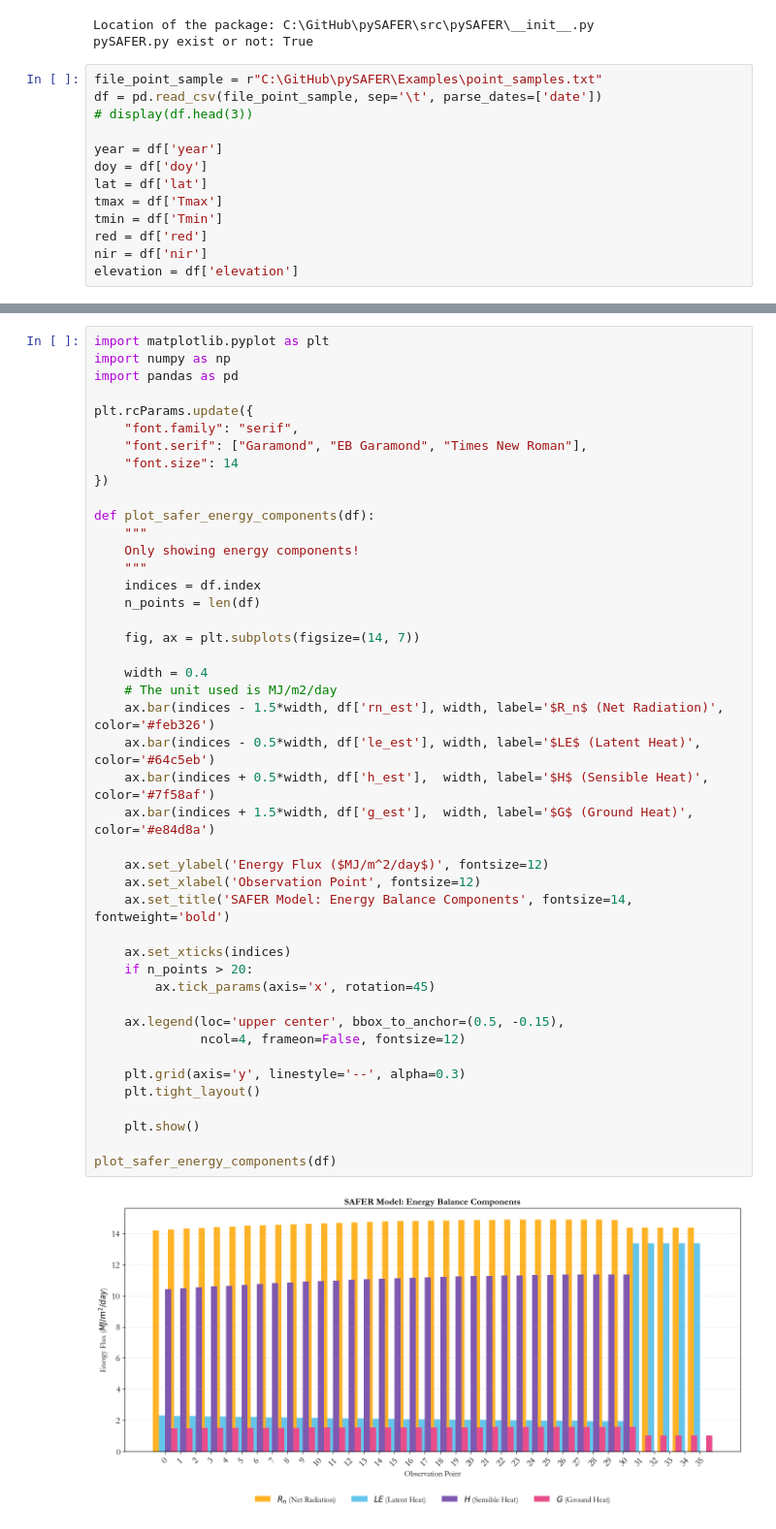
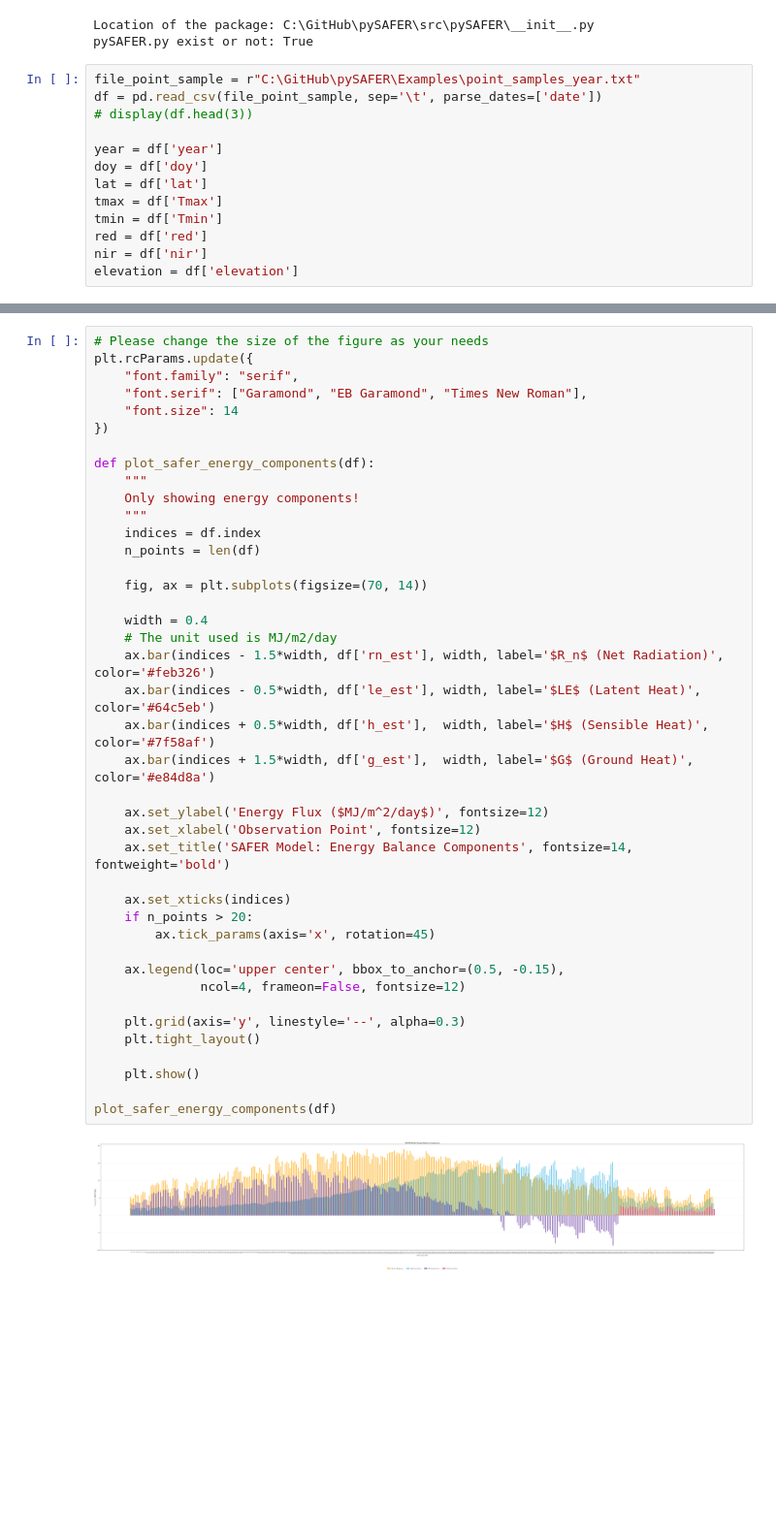
Before and after one commit to RuiGao9/pySAFER, a Jupyter notebook: pySAFER_Run.ipynb, the cells around one changed output, grey strips where cells are left out. Shown at 97% size. Cells and saved outputs as stored; diff of their text form; blank space fills up the shorter version.

Commit message:
running for a year data

```diff
--- a/pySAFER_Run.ipynb
+++ b/pySAFER_Run.ipynb
@@ -13,7 +13,7 @@ print(f"pySAFER.py exist or not: {os.path.exists(os.path.join(os.path.dirname(py
 Location of the package: C:\GitHub\pySAFER\src\pySAFER\__init__.py
 pySAFER.py exist or not: True
 # %%
-file_point_sample = r"C:\GitHub\pySAFER\Examples\point_samples.txt"
+file_point_sample = r"C:\GitHub\pySAFER\Examples\point_samples_year.txt"
 df = pd.read_csv(file_point_sample, sep='\t', parse_dates=['date'])
 # display(df.head(3))
 
@@ -84,8 +80,5 @@ display(df.head(3))
 # %%
-import matplotlib.pyplot as plt
-import numpy as np
-import pandas as pd
-
+# Please change the size of the figure as your needs
 plt.rcParams.update({
     "font.family": "serif",
     "font.serif": ["Garamond", "EB Garamond", "Times New Roman"],
@@ -98,32 +91,32 @@ def plot_safer_energy_components(df):
     """
     indices = df.index
     n_points = len(df)
 
-    fig, ax = plt.subplots(figsize=(14, 7))
+    fig, ax = plt.subplots(figsize=(70, 14))
 
     width = 0.4
     # The unit used is MJ/m2/day
     ax.bar(indices - 1.5*width, df['rn_est'], width, label='$R_n$ (Net Radiation)', color='#feb326')
     ax.bar(indices - 0.5*width, df['le_est'], width, label='$LE$ (Latent Heat)', color='#64c5eb')
     ax.bar(indices + 0.5*width, df['h_est'],  width, label='$H$ (Sensible Heat)', color='#7f58af')
     ax.bar(indices + 1.5*width, df['g_est'],  width, label='$G$ (Ground Heat)', color='#e84d8a')
 
     ax.set_ylabel('Energy Flux ($MJ/m^2/day$)', fontsize=12)
     ax.set_xlabel('Observation Point', fontsize=12)
     ax.set_title('SAFER Model: Energy Balance Components', fontsize=14, fontweight='bold')
 
     ax.set_xticks(indices)
     if n_points > 20:
         ax.tick_params(axis='x', rotation=45)
 
     ax.legend(loc='upper center', bbox_to_anchor=(0.5, -0.15),
               ncol=4, frameon=False, fontsize=12)
 
     plt.grid(axis='y', linestyle='--', alpha=0.3)
     plt.tight_layout()
 
     plt.show()
 
 plot_safer_energy_components(df)
 # %% [output]
-[figure, old version]
+[figure, new version]
```
Also changed, not shown: parts of 2 cells of this notebook, 4 other files.
